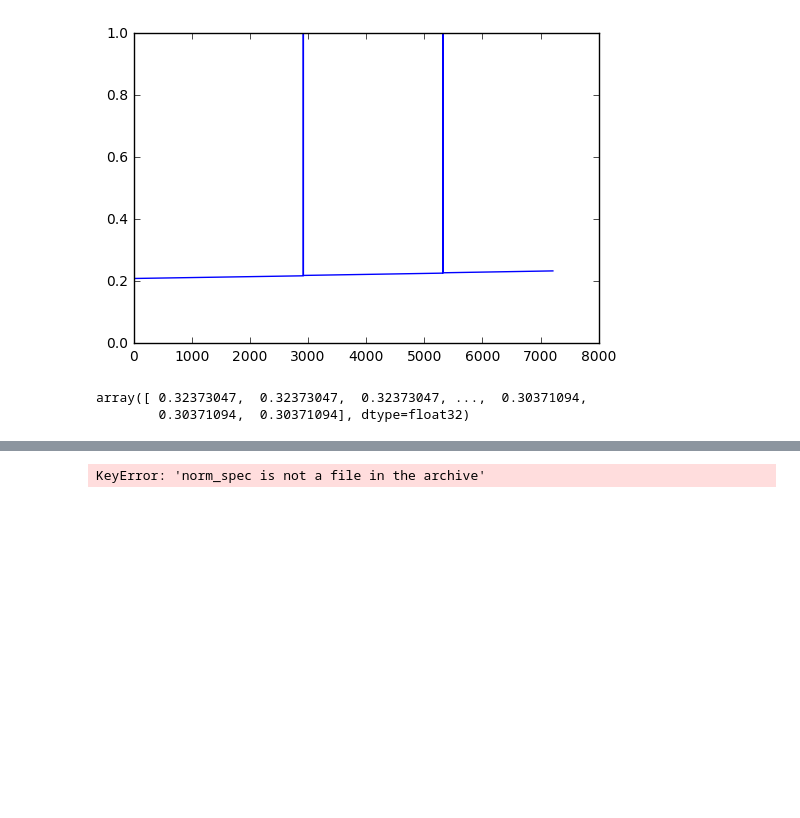
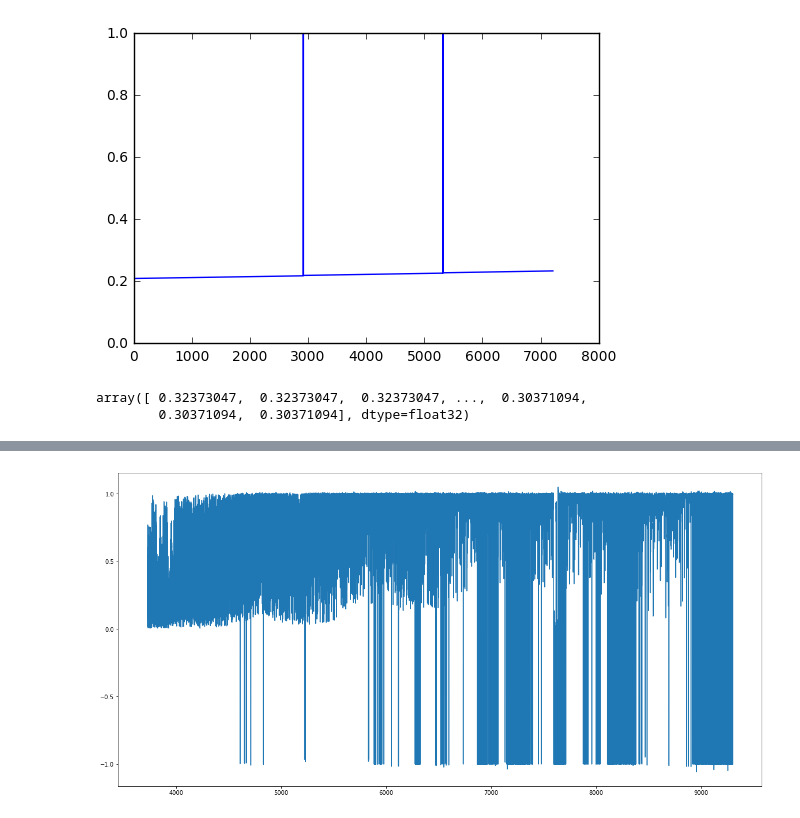
Before and after one commit to NathanSandford/D-Payne, a Jupyter notebook: development/Playground.ipynb, the cells around one changed output, grey strips where cells are left out. Drawn from its saved outputs; the diff is of its cells as text; code cells hidden in the pictures; blank space fills up the shorter version.

```diff
--- a/development/Playground.ipynb
+++ b/development/Playground.ipynb
@@ -87 +87,8 @@ array([ 0.32373047,  0.32373047,  0.32373047, ...,  0.30371094,
+# %%
+import matplotlib.pyplot as plt
+plt.rcParams['figure.figsize'] = [20, 10]
+
+from astropy.io import fits
+
+D_PayneDir = '/Users/Nathan/Documents/Berkeley/Chemical_Evolution/DEIMOS/D-Payne/'
 # %%
@@ -283,4 +141,0 @@ np.save('../other_data/deimos_cont_pixels.npy',cont_reg)
-# %%
-temp['norm_spec']
-# %% [output]
-KeyError: 'norm_spec is not a file in the archive'
@@ -286,0 +184,16 @@ KeyError: 'norm_spec is not a file in the archive'
+# %%
+temp = np.genfromtxt(D_PayneDir+'spectra/sao2010.solref')
+wave_sol = temp.T[0] * 10
+spec_sol = temp.T[2]
+
+temp = fits.open(D_PayneDir+'spectra/ardata.fits')
+wave_arc = temp[1].data['WAVELENGTH']
+spec_arc = temp[1].data['ARCTURUS']
+spec_sol2 = temp[1].data['SOLARFLUX']
+# %%
+#plt.plot(wave_sol,spec_sol)
+plt.plot(wave_arc,spec_arc)
+#plt.plot(wave_arc,spec_sol2)
+plt.show()
+# %% [output]
+[figure, added]
```
Also changed, not shown: parts of 8 cells of this notebook, 31 other files.
